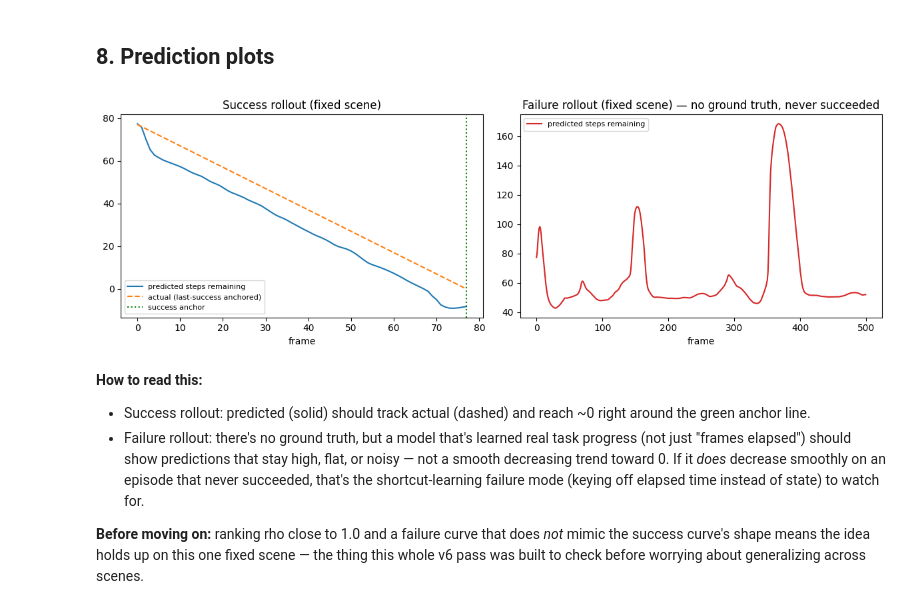
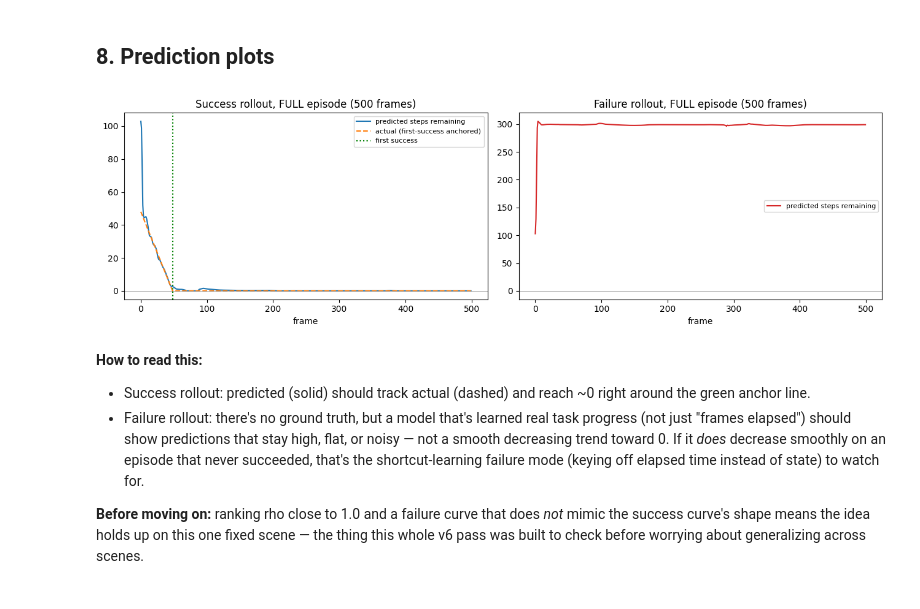
Before and after one commit to Allen-ENGI/peg_insertion, a Jupyter notebook: 2_train_validate_v6.ipynb, the cells around one changed output. Cells and saved outputs as stored; diff of their text form; code cells hidden in the pictures.

```diff
--- a/2_train_validate_v6.ipynb
+++ b/2_train_validate_v6.ipynb
@@ -378,11 +372,14 @@ the failure rollout uses an early checkpoint (`sac_peg_insert_100000`)
 which reliably never solves this scene — confirmed separately, 0/5
 successes deterministic — so it's a genuine failure, not noise-injection.
 # %%
-def record_rollout(model, env, out_path, deterministic, max_steps=500, confirm_buffer=30):
+def record_rollout(model, env, out_path, deterministic, max_steps=500):
+    """Records the FULL episode — the entire horizon, including everything
+    after success. Previously this broke a fixed number of frames past first
+    success, so the video and the prediction curve both stopped early and the
+    post-success plateau was never shown."""
     obs, _ = env.reset()
     frames, preds, success_flags = [], [], []
     first_success = None
-    frames_since = 0
     for t in range(max_steps):
         frames.append(env.render())
         preds.append(predict_t2s(obs))
@@ -391,10 +388,6 @@ def record_rollout(model, env, out_path, deterministic, max_steps=500, confirm_b
         success_flags.append(bool(info.get(SUCCESS_KEY, 0)))
         if success_flags[-1] and first_success is None:
             first_success = t
-        if first_success is not None:
-            frames_since += 1
-            if frames_since >= confirm_buffer:
-                break
         if terminated or truncated:
             break
 
@@ -402,16 +395,12 @@ def record_rollout(model, env, out_path, deterministic, max_steps=500, confirm_b
 
     preds = np.array(preds, dtype=np.float32)
     actual = None
-    last_idx = None
     if first_success is not None:
-        last_idx = max(i for i, s in enumerate(success_flags) if s)
-        actual = np.zeros(len(preds), dtype=np.float32)
-        counter = 0
-        for t in range(len(preds) - 1, -1, -1):
-            if t <= last_idx:
-                actual[t] = counter
-                counter += 1
-    return dict(preds=preds, actual=actual, last_idx=last_idx, num_frames=len(frames))
+        actual = np.array([max(0, first_success - t) for t in range(len(preds))],
+                           dtype=np.float32)
+    return dict(preds=preds, actual=actual, anchor=first_success,
+                num_frames=len(frames),
+                success_frames=int(sum(success_flags)))
 # %%
 success_model = SAC.load(FINAL_CKPT)
 success_env = make_fixed_scene_env(render_mode="rgb_array")
@@ -426,30 +415,32 @@ success video saved: validation_success_v6.mp4 (78 frames, success anchor at fra
 failure_model = SAC.load(EARLY_CKPT)
 failure_env = make_fixed_scene_env(render_mode="rgb_array")
 failure_result = record_rollout(failure_model, failure_env, "validation_failure_v6.mp4",
-                                 deterministic=True, confirm_buffer=30)
+                                 deterministic=True)
 failure_env.close()
 print(f"failure video saved: validation_failure_v6.mp4 ({failure_result['num_frames']} frames, "
-      f"never succeeded: {failure_result['last_idx'] is None})")
+      f"never succeeded: {failure_result['anchor'] is None})")
 # %% [output]
 failure video saved: validation_failure_v6.mp4 (500 frames, never succeeded: True)
 # %% [markdown]
 ## 8. Prediction plots
 # %%
-fig, axes = plt.subplots(1, 2, figsize=(12, 4))
+fig, axes = plt.subplots(1, 2, figsize=(13, 4))
 
 axes[0].plot(success_result["preds"], label="predicted steps remaining")
-axes[0].plot(success_result["actual"], "--", label="actual (last-success anchored)")
-axes[0].axvline(success_result["last_idx"], color="green", linestyle=":", label="success anchor")
-axes[0].set_title("Success rollout (fixed scene)")
+axes[0].plot(success_result["actual"], "--", label="actual (first-success anchored)")
+axes[0].axvline(success_result["anchor"], color="green", linestyle=":", label="first success")
+axes[0].axhline(0, color="gray", lw=0.5)
+axes[0].set_title(f"Success rollout, FULL episode ({success_result['num_frames']} frames)")
 axes[0].set_xlabel("frame"); axes[0].legend(fontsize=8)
 
 axes[1].plot(failure_result["preds"], color="tab:red", label="predicted steps remaining")
-axes[1].set_title("Failure rollout (fixed scene) — no ground truth, never succeeded")
+axes[1].axhline(0, color="gray", lw=0.5)
+axes[1].set_title(f"Failure rollout, FULL episode ({failure_result['num_frames']} frames)")
 axes[1].set_xlabel("frame"); axes[1].legend(fontsize=8)
 
 plt.tight_layout(); plt.show()
 # %% [output]
-[figure, old version]
+[figure, new version]
 # %% [markdown]
 **How to read this:**
 
```
Also changed, not shown: parts of 17 cells of this notebook, 3 other files.
